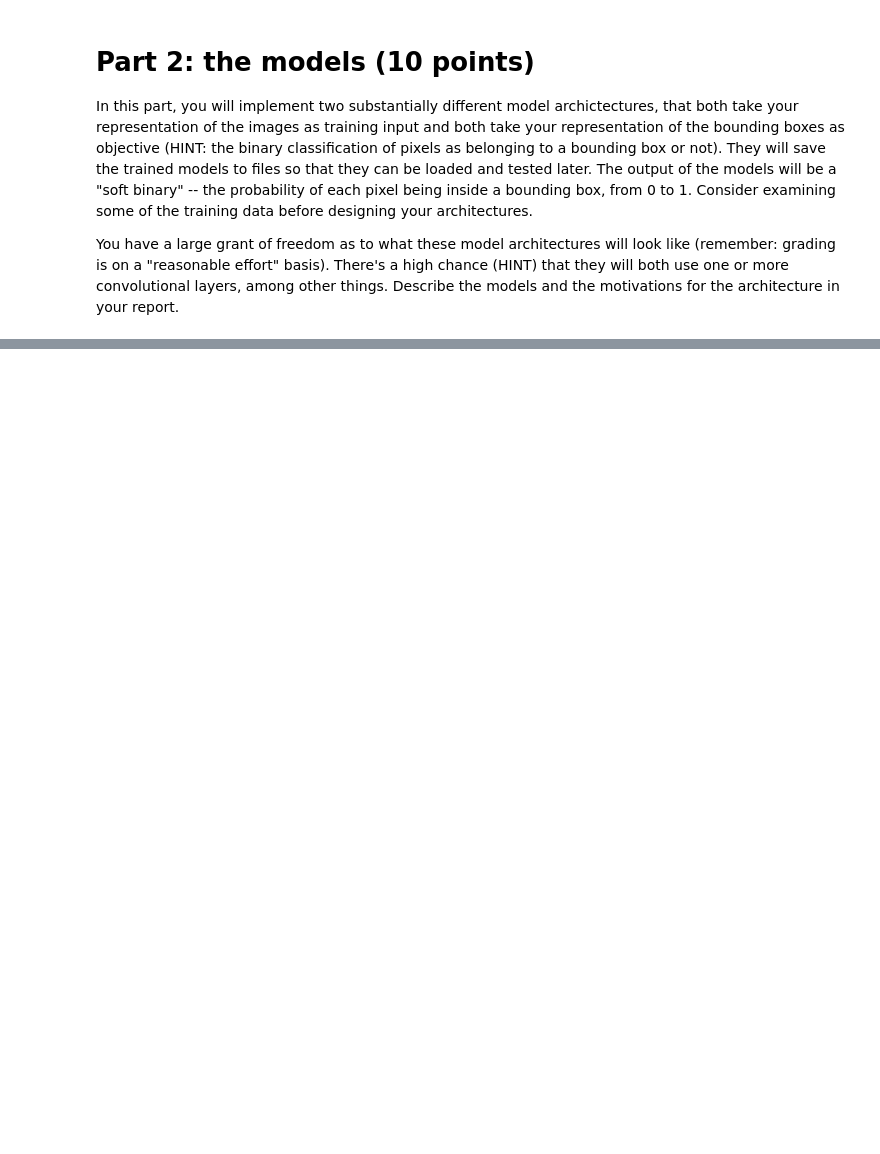
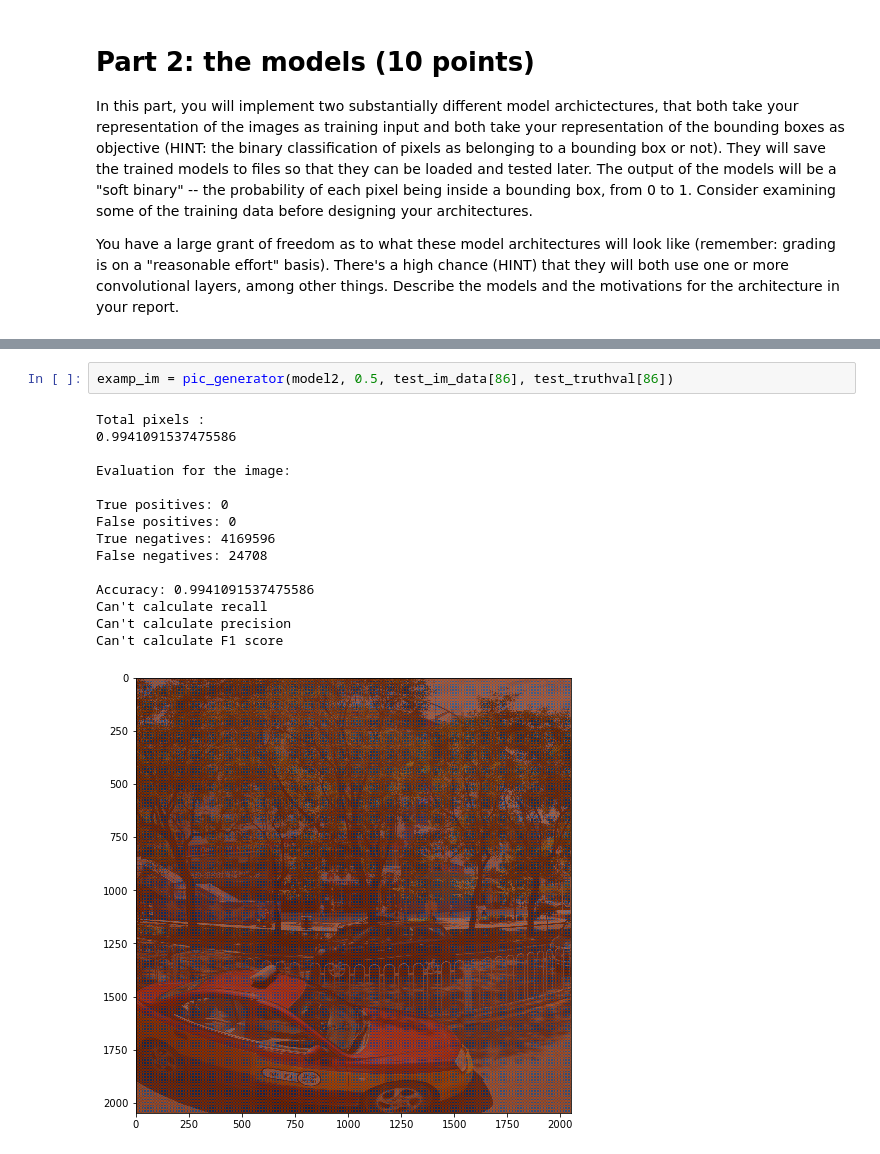
Before and after one commit to gusakhka/DETECTING-THE-LICENSE-PLATE, a Jupyter notebook: a1/Kamaneh AKhavan.ipynb, the cells around one changed output, grey strips where cells are left out. Cells and saved outputs as stored; diff of their text form; blank space fills up the shorter version.

```diff
--- a/a1/Kamaneh AKhavan.ipynb
+++ b/a1/Kamaneh AKhavan.ipynb
@@ -307,0 +891,18 @@ It should also be possible to examine the effects of applying the model to indiv
+# %%
+examp_im = pic_generator(model2, 0.5, test_im_data[86], test_truthval[86])
+# %% [output]
+Total pixels :
+0.9941091537475586
+
+Evaluation for the image:
+
+True positives: 0
+False positives: 0
+True negatives: 4169596
+False negatives: 24708
+
+Accuracy: 0.9941091537475586
+Can't calculate recall
+Can't calculate precision
+Can't calculate F1 score
+[figure, added]
```
Also changed, not shown: parts of 44 cells of this notebook, 2 other files.
